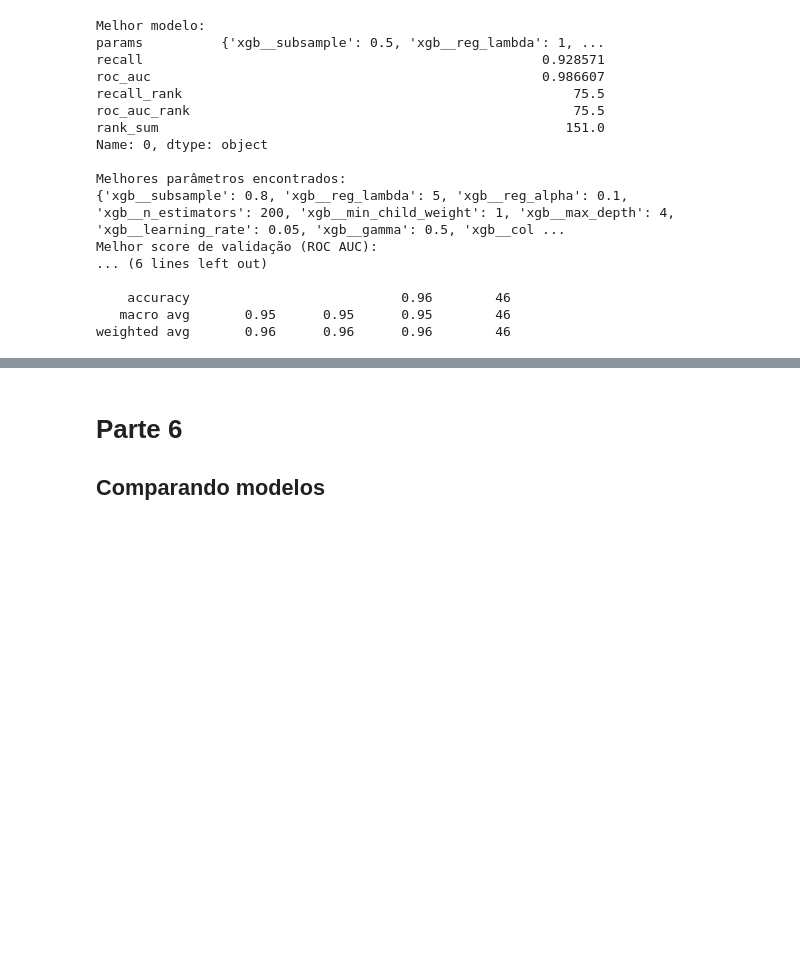
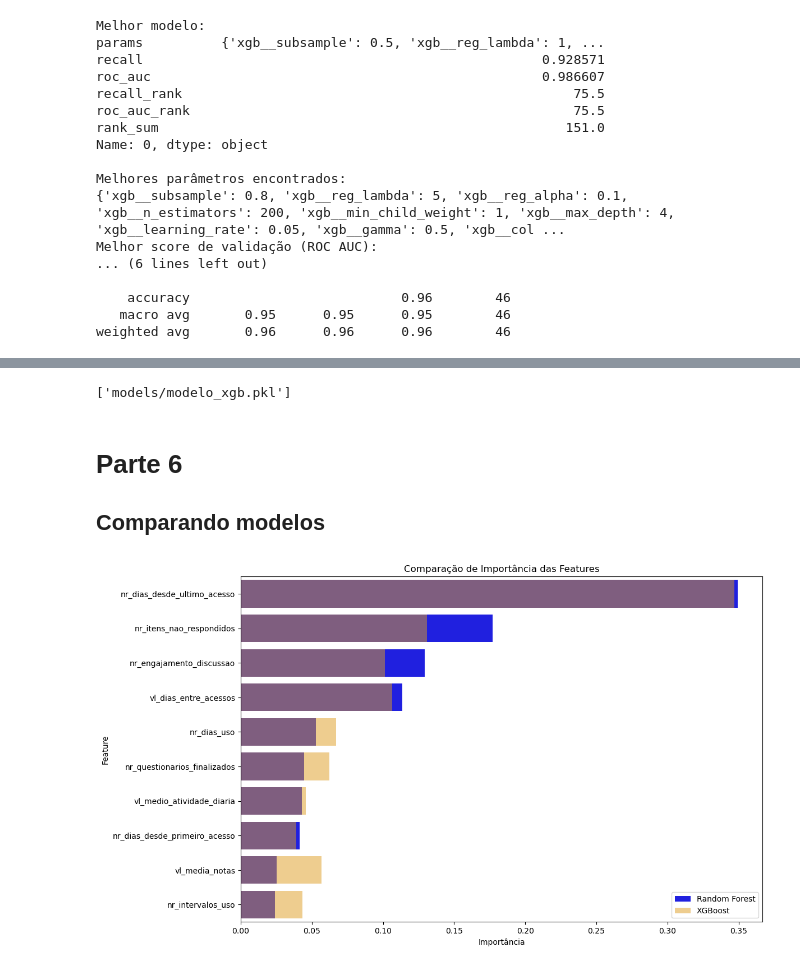
Before and after one commit to zGUiWF/projeto-ia, a Jupyter notebook: finalNotebook.ipynb, the cells around one changed output, grey strips where cells are left out. Cells and saved outputs as stored; diff of their text form; code cells hidden in the pictures; blank space fills up the shorter version.

```diff
--- a/finalNotebook.ipynb
+++ b/finalNotebook.ipynb
@@ -362,9 +389,9 @@ pipeline_rfc = Pipeline([
 pipeline_rfc.fit(X_train, y_train)
 
 # Selecionar as 10 features mais importantes
-def select_top_features(model, X_train, X_test, top_n=10):
+def select_top_features(model, type_model, X_train, X_test, top_n=10):
     # Obter as importâncias das features do estimador final do pipeline
-    feature_importances = model.named_steps['rfc'].feature_importances_
+    feature_importances = model.named_steps[type_model].feature_importances_
     feature_names = X_train.columns
 
     # Criar um DataFrame para as importâncias
@@ -385,7 +412,7 @@ def select_top_features(model, X_train, X_test, top_n=10):
 
     return X_train, X_test
 
-X_train, X_test = select_top_features(pipeline_rfc, X_train, X_test)
+X_train, X_test = select_top_features(pipeline_rfc, "rfc", X_train, X_test)
 # %% [output]
 Top 10 Features Selecionadas:
                           Feature  Importance
@@ -851,3 +793,48 @@ Parameters: { "use_label_encoder" } are not used.
+# %%
+# Salvar metricas em um arquivo JSON
+metrics = {
+    'best_params': random_search.best_params_,
+    'best_score': random_search.best_score_,
+    'classification_report': classification_report(y_test, y_pred, output_dict=True),
+    'confusion_matrix': confusion_matrix(y_test, y_pred).tolist(),
+    'roc_auc': roc_auc_score(y_test, y_pred_proba),
+    'recall': recall_score(y_test, y_pred),
+}
+with open('models/metrics_xgb.json', 'w') as f:
+    json.dump(metrics, f, indent=4)
+
+# Salvar o modelo treinado
+joblib.dump(random_search.best_estimator_, 'models/modelo_xgb.pkl')
+# %% [output]
+['models/modelo_xgb.pkl']
 # %% [markdown]
 # Parte 6
 ## Comparando modelos
+# %%
+# Comparar os modelos "modelo_rfc.pkl" e "modelo_xgb.pkl"
+model_rfc = joblib.load('models/modelo_rfc.pkl')
+model_xgb = joblib.load('models/modelo_xgb.pkl')
+
+# Comparar as importâncias das features
+importances_rfc = model_rfc.named_steps['rfc'].feature_importances_
+importances_xgb = model_xgb.named_steps['xgb'].feature_importances_
+
+# Criar DataFrame para as importâncias
+importance_df_rfc = pd.DataFrame({'Feature': X_train.columns, 'Importance': importances_rfc})
+importance_df_xgb = pd.DataFrame({'Feature': X_train.columns, 'Importance': importances_xgb})
+
+# Ordenar por importância
+importance_df_rfc = importance_df_rfc.sort_values(by='Importance', ascending=False)
+importance_df_xgb = importance_df_xgb.sort_values(by='Importance', ascending=False)
+
+# Plotar as importâncias
+plt.figure(figsize=(12, 8))
+sns.barplot(x='Importance', y='Feature', data=importance_df_rfc, color='blue', label='Random Forest')
+sns.barplot(x='Importance', y='Feature', data=importance_df_xgb, color='orange', label='XGBoost', alpha=0.5)
+plt.title('Comparação de Importância das Features')
+plt.xlabel('Importância')
+plt.ylabel('Feature')
+plt.legend()
+plt.show()
+# %% [output]
+[figure, added]
```
Also changed, not shown: parts of 39 cells of this notebook, 5 other files.
